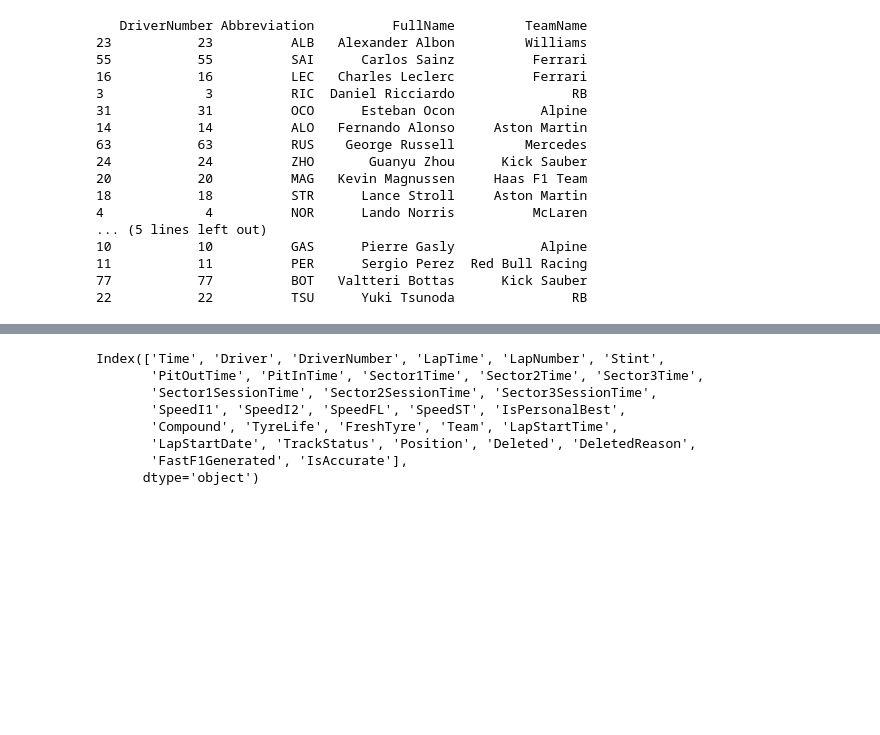
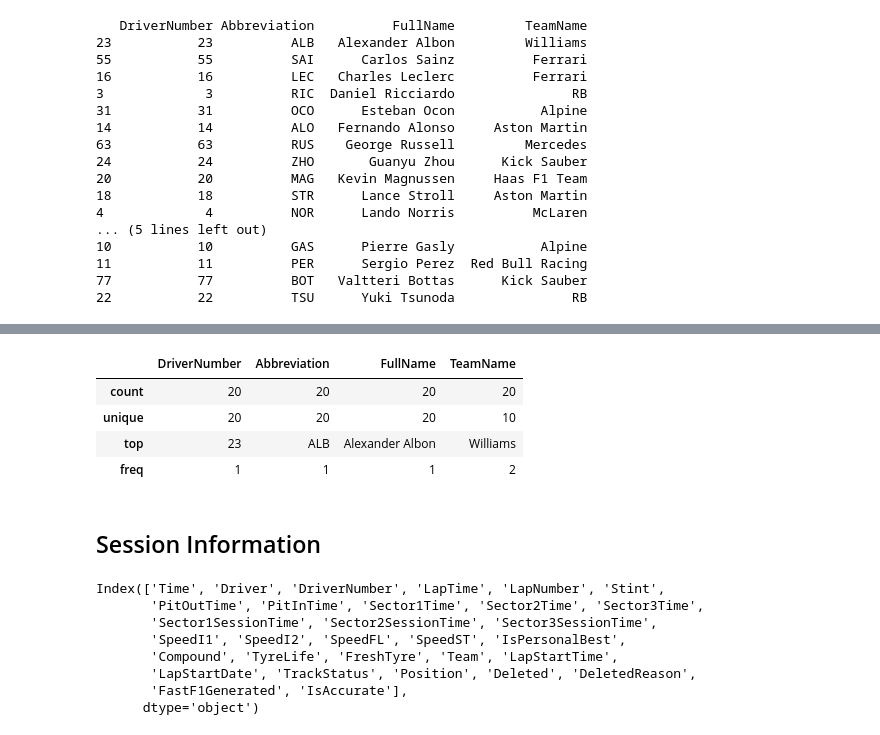
Before and after one commit to moanv2/FastF1_analysis, a Jupyter notebook: notebooks/01_data_exploration.ipynb, the cells around one changed output, grey strips where cells are left out. Cells and saved outputs as stored; diff of their text form; code cells hidden in the pictures; blank space fills up the shorter version.

```diff
--- a/notebooks/01_data_exploration.ipynb
+++ b/notebooks/01_data_exploration.ipynb
@@ -78,3 +168,13 @@ print(driver_details)
+# %%
+df_driver_details.describe()
+# %% [output]
+|  | DriverNumber | Abbreviation | FullName | TeamName |
+| count | 20 | 20 | 20 | 20 |
+| unique | 20 | 20 | 20 | 10 |
+| top | 23 | ALB | Alexander Albon | Williams |
+| freq | 1 | 1 | 1 | 2 |
+# %% [markdown]
+## Session Information
 # %%
 session.laps.columns
 # %% [output]
```
Also changed, not shown: parts of 8 cells of this notebook.
